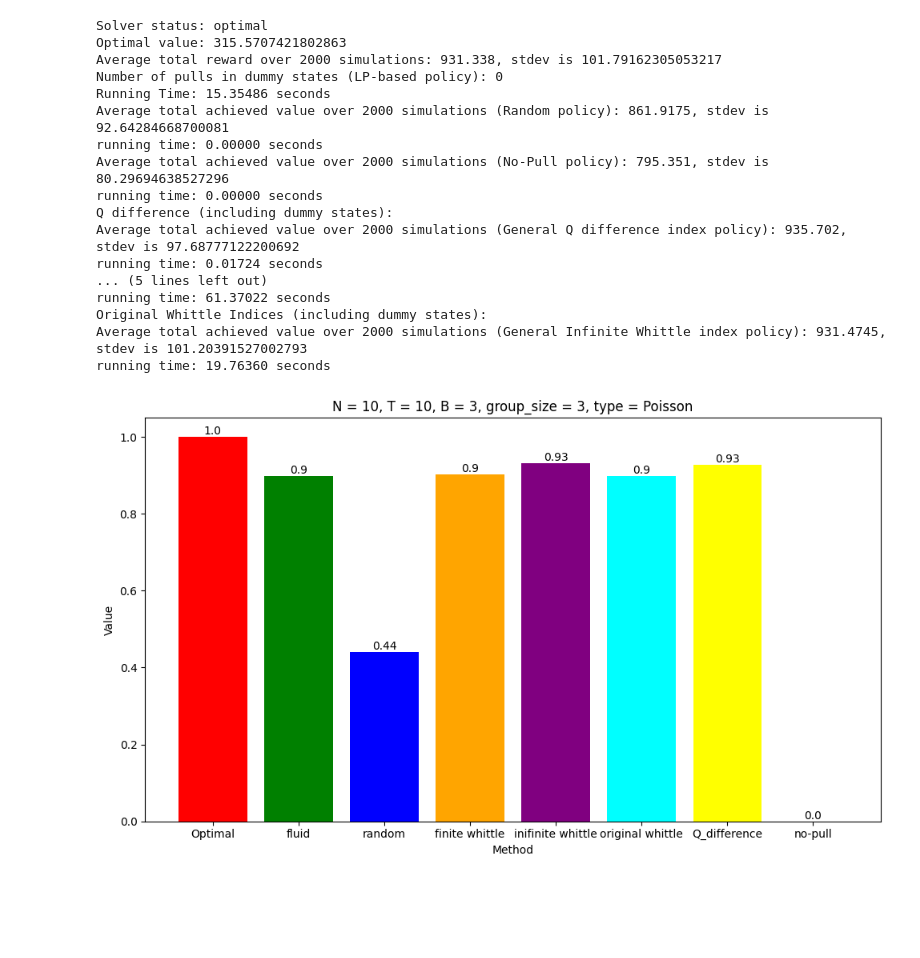
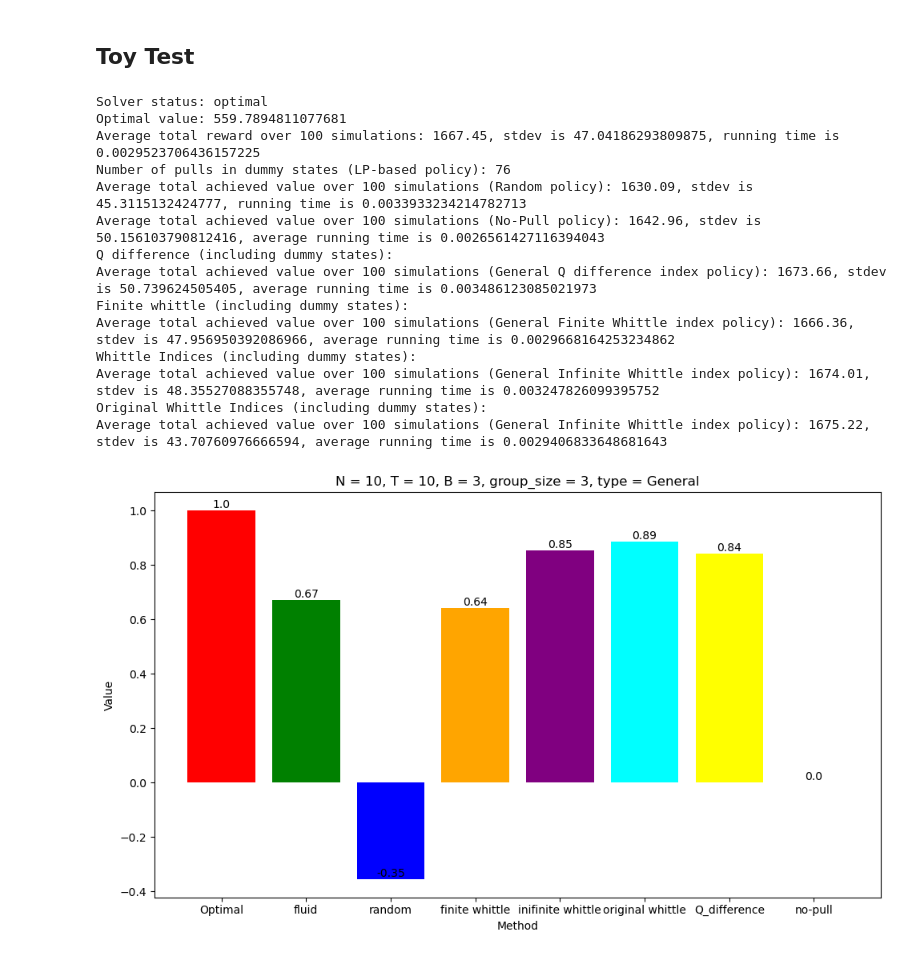
Before and after one commit to Haichuan23/Single_Use_RMAB, a Jupyter notebook: New_Experiment/run_experiment.ipynb, the cells around one changed output. Saved outputs shown, nothing was run; the diff lists cells and outputs as text; code cells hidden in the pictures; blank space fills up the shorter version.

```diff
--- a/New_Experiment/run_experiment.ipynb
+++ b/New_Experiment/run_experiment.ipynb
@@ -105,30 +113,30 @@ def comparison(S, N, group_member_num, K, S_prime, A, T, num_simulations = 20000
+# %% [markdown]
+## Toy Test
 # %%
 S = 10
 N = 10
 group_member_num = 3
 K = 3
 S_prime = S * 2
 A = 2
 T = 10
-num_simulations = 2000
-test_result,runningtime_result=comparison(S, N, group_member_num, K, S_prime, A, T, num_simulations, 'Poisson')
+num_simulations = 100
+mdp_type = 'General'
+test_result, running_time_result = comparison(S, N, group_member_num, K, S_prime, A, T, mdp_type, num_simulations)
 # %% [output]
 Solver status: optimal
-Optimal value: 315.5707421802863
-Average total reward over 2000 simulations: 931.338, stdev is 101.79162305053217
-Number of pulls in dummy states (LP-based policy): 0
-Running Time: 15.35486 seconds
-Average total achieved value over 2000 simulations (Random policy): 861.9175, stdev is 92.64284668700081
-running time: 0.00000 seconds
-Average total achieved value over 2000 simulations (No-Pull policy): 795.351, stdev is 80.29694638527296
-running time: 0.00000 seconds
+Optimal value: 559.7894811077681
+Average total reward over 100 simulations: 1667.45, stdev is 47.04186293809875, running time is 0.0029523706436157225
+Number of pulls in dummy states (LP-based policy): 76
+Average total achieved value over 100 simulations (Random policy): 1630.09, stdev is 45.3115132424777, running time is 0.0033933234214782713
+Average total achieved value over 100 simulations (No-Pull policy): 1642.96, stdev is 50.156103790812416, average running time is 0.0026561427116394043
 Q difference (including dummy states):
-Average total achieved value over 2000 simulations (General Q difference index policy): 935.702, stdev is 97.68777122200692
-running time: 0.01724 seconds
-... (5 lines left out)
-running time: 61.37022 seconds
+Average total achieved value over 100 simulations (General Q difference index policy): 1673.66, stdev is 50.739624505405, average running time is 0.003486123085021973
+Finite whittle (including dummy states):
+Average total achieved value over 100 simulations (General Finite Whittle index policy): 1666.36, stdev is 47.956950392086966, average running time is 0.0029668164253234862
+Whittle Indices (including dummy states):
+Average total achieved value over 100 simulations (General Infinite Whittle index policy): 1674.01, stdev is 48.35527088355748, average running time is 0.003247826099395752
 Original Whittle Indices (including dummy states):
-Average total achieved value over 2000 simulations (General Infinite Whittle index policy): 931.4745, stdev is 101.20391527002793
-running time: 19.76360 seconds
+Average total achieved value over 100 simulations (General Infinite Whittle index policy): 1675.22, stdev is 43.70760976666594, average running time is 0.0029406833648681643
-[figure, old version]
+[figure, new version]
 # %%
```
Also changed, not shown: parts of 26 cells of this notebook.
